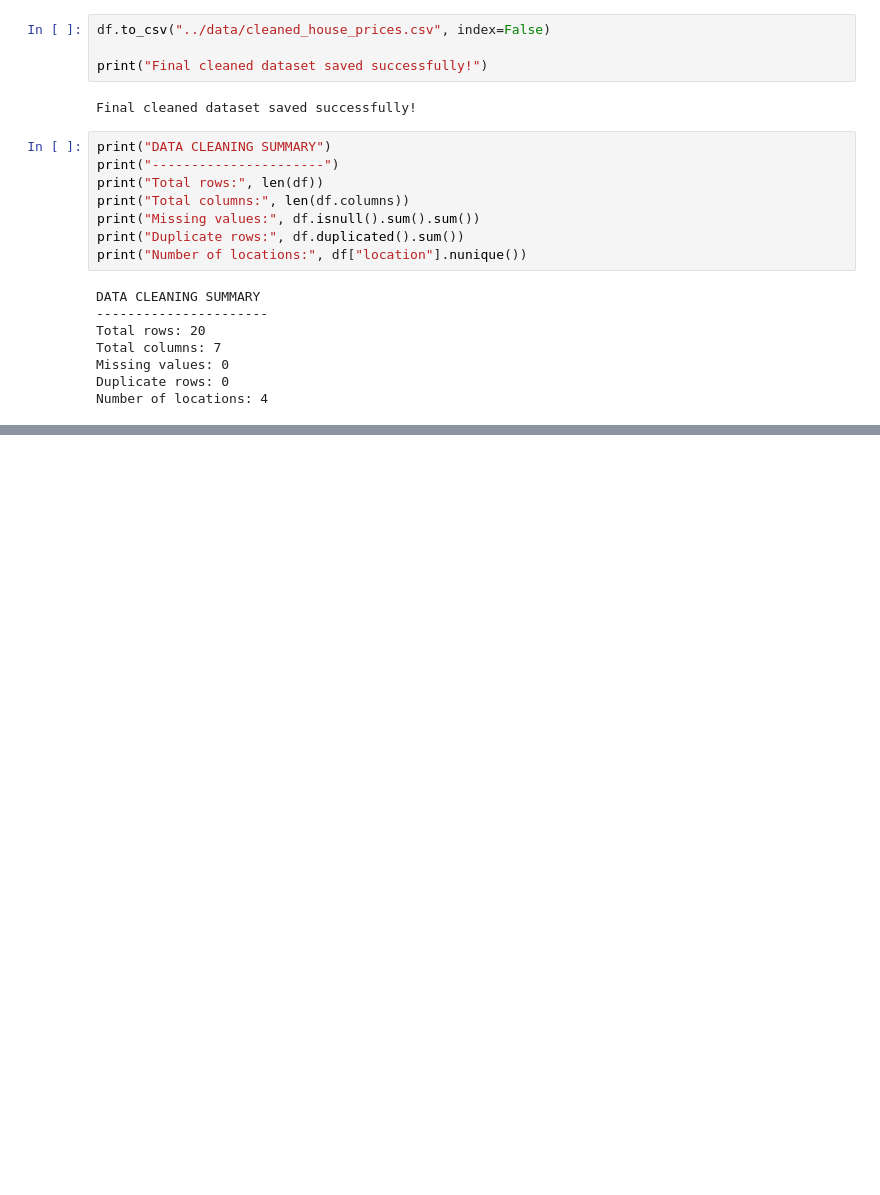
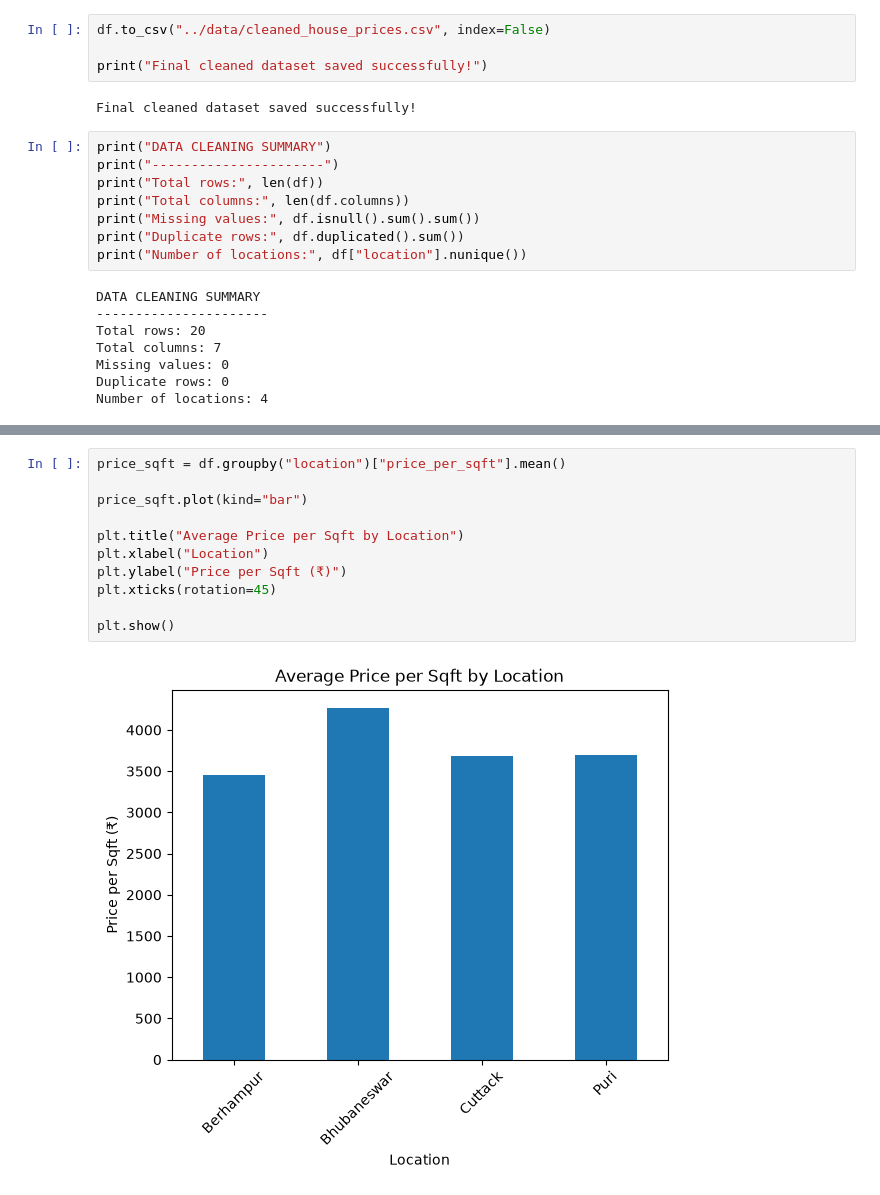
Before and after one commit to gyanaranjanj360-debug/Python-internship, a Jupyter notebook: notebook/house_price_analysis.ipynb, the cells around one changed output, grey strips where cells are left out. Drawn from its saved outputs; the diff is of its cells as text; blank space fills up the shorter version.

```diff
--- a/notebook/house_price_analysis.ipynb
+++ b/notebook/house_price_analysis.ipynb
@@ -287,0 +401,13 @@ Number of locations: 4
+# %%
+price_sqft = df.groupby("location")["price_per_sqft"].mean()
+
+price_sqft.plot(kind="bar")
+
+plt.title("Average Price per Sqft by Location")
+plt.xlabel("Location")
+plt.ylabel("Price per Sqft (₹)")
+plt.xticks(rotation=45)
+
+plt.show()
+# %% [output]
+[figure, added]
```
Also changed, not shown: parts of 11 cells of this notebook.
